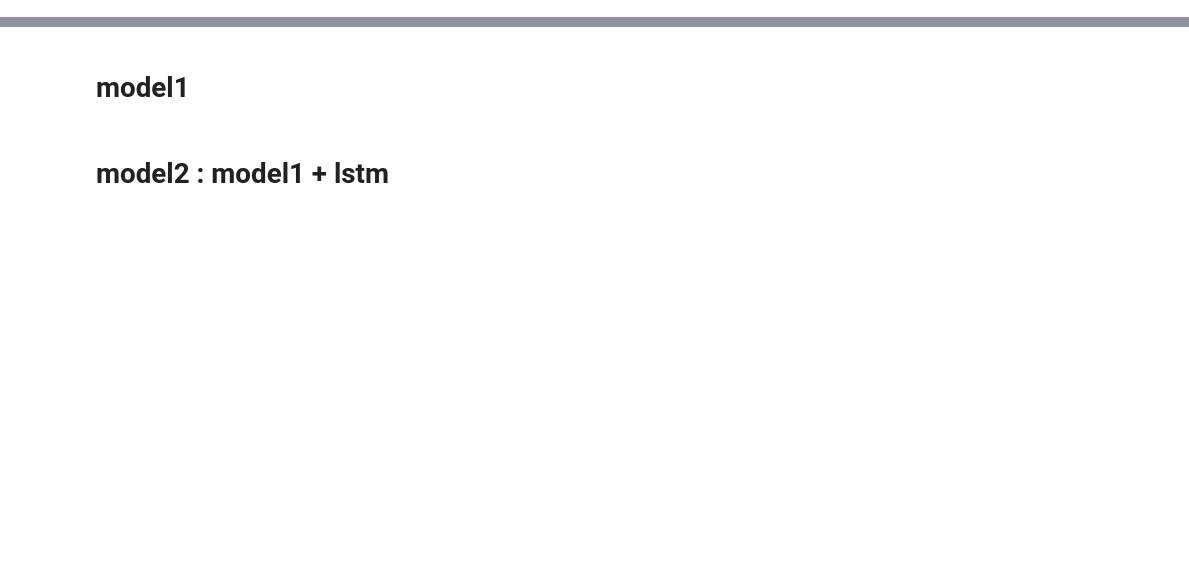
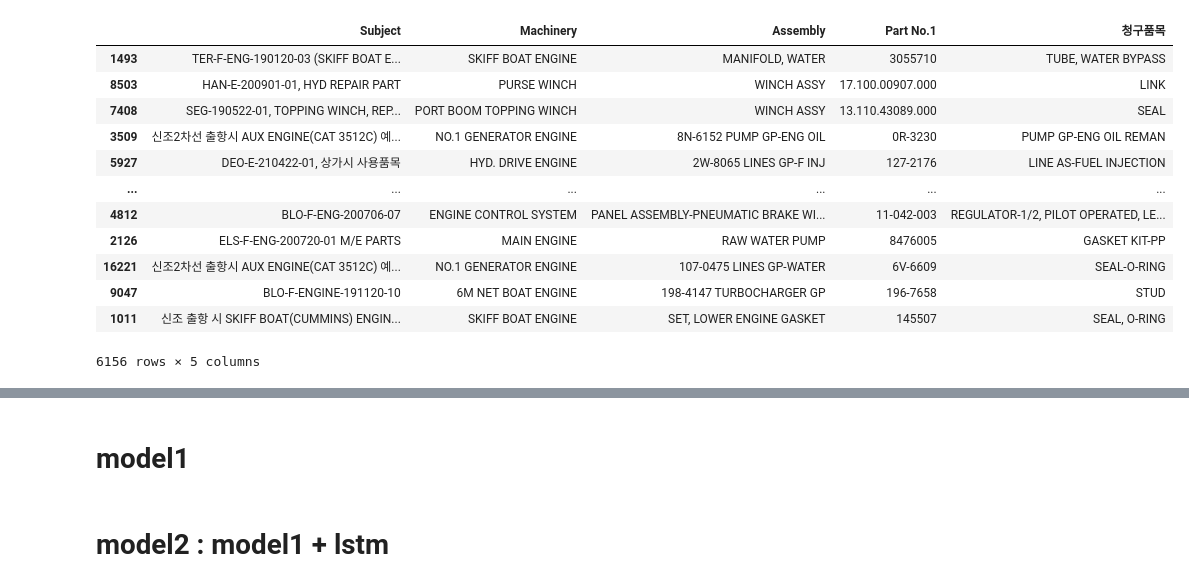
Before and after one commit to hwk44/ShipSupplies, a Jupyter notebook: DA/notebooks/t.ipynb, the cells around one changed output, grey strips where cells are left out. Cells and saved outputs as stored; diff of their text form; code cells hidden in the pictures; blank space fills up the shorter version.

```diff
--- a/DA/notebooks/t.ipynb
+++ b/DA/notebooks/t.ipynb
@@ -41,0 +30,7 @@ X_train, X_test, y_train, y_test = train_test_split(X, y, test_size=0.2, random_
+# %%
+X = df[['Subject','Machinery', 'Assembly', 'Part No.1', '청구품목']]
+y = df['key2'].values
+from sklearn import preprocessing
+le = preprocessing.LabelEncoder()
+# y = y.values.ravel()  # y를 1차원 배열로 변환
+y = le.fit_transform(y)
@@ -41,0 +340,16 @@ X_train, X_test, y_train, y_test = train_test_split(X, y, test_size=0.2, random_
+# %%
+X_test
+# %% [output]
+|  | Subject | Machinery | Assembly | Part No.1 | 청구품목 |
+| 1493 | TER-F-ENG-190120-03 (SKIFF BOAT E... | SKIFF BOAT ENGINE | MANIFOLD, WATER | 3055710 | TUBE, WATER BYPASS |
+| 8503 | HAN-E-200901-01, HYD REPAIR PART | PURSE WINCH | WINCH ASSY | 17.100.00907.000 | LINK |
+| 7408 | SEG-190522-01, TOPPING WINCH, REP... | PORT BOOM TOPPING WINCH | WINCH ASSY | 13.110.43089.000 | SEAL |
+| 3509 | 신조2차선 출항시 AUX ENGINE(CAT 3512C) 예... | NO.1 GENERATOR ENGINE | 8N-6152 PUMP GP-ENG OIL | 0R-3230 | PUMP GP-ENG OIL REMAN |
+| 5927 | DEO-E-210422-01, 상가시 사용품목 | HYD. DRIVE ENGINE | 2W-8065 LINES GP-F INJ | 127-2176 | LINE AS-FUEL INJECTION |
+| ... | ... | ... | ... | ... | ... |
+| 4812 | BLO-F-ENG-200706-07 | ENGINE CONTROL SYSTEM | PANEL ASSEMBLY-PNEUMATIC BRAKE WI... | 11-042-003 | REGULATOR-1/2, PILOT OPERATED, LE... |
+| 2126 | ELS-F-ENG-200720-01 M/E PARTS | MAIN ENGINE | RAW WATER PUMP | 8476005 | GASKET KIT-PP |
+| 16221 | 신조2차선 출항시 AUX ENGINE(CAT 3512C) 예... | NO.1 GENERATOR ENGINE | 107-0475 LINES GP-WATER | 6V-6609 | SEAL-O-RING |
+| 9047 | BLO-F-ENGINE-191120-10 | 6M NET BOAT ENGINE | 198-4147 TURBOCHARGER GP | 196-7658 | STUD |
+| 1011 | 신조 출항 시 SKIFF BOAT(CUMMINS) ENGIN... | SKIFF BOAT ENGINE | SET, LOWER ENGINE GASKET | 145507 | SEAL, O-RING |
+6156 rows × 5 columns
```
Also changed, not shown: parts of 53 cells of this notebook, 2 other files.
